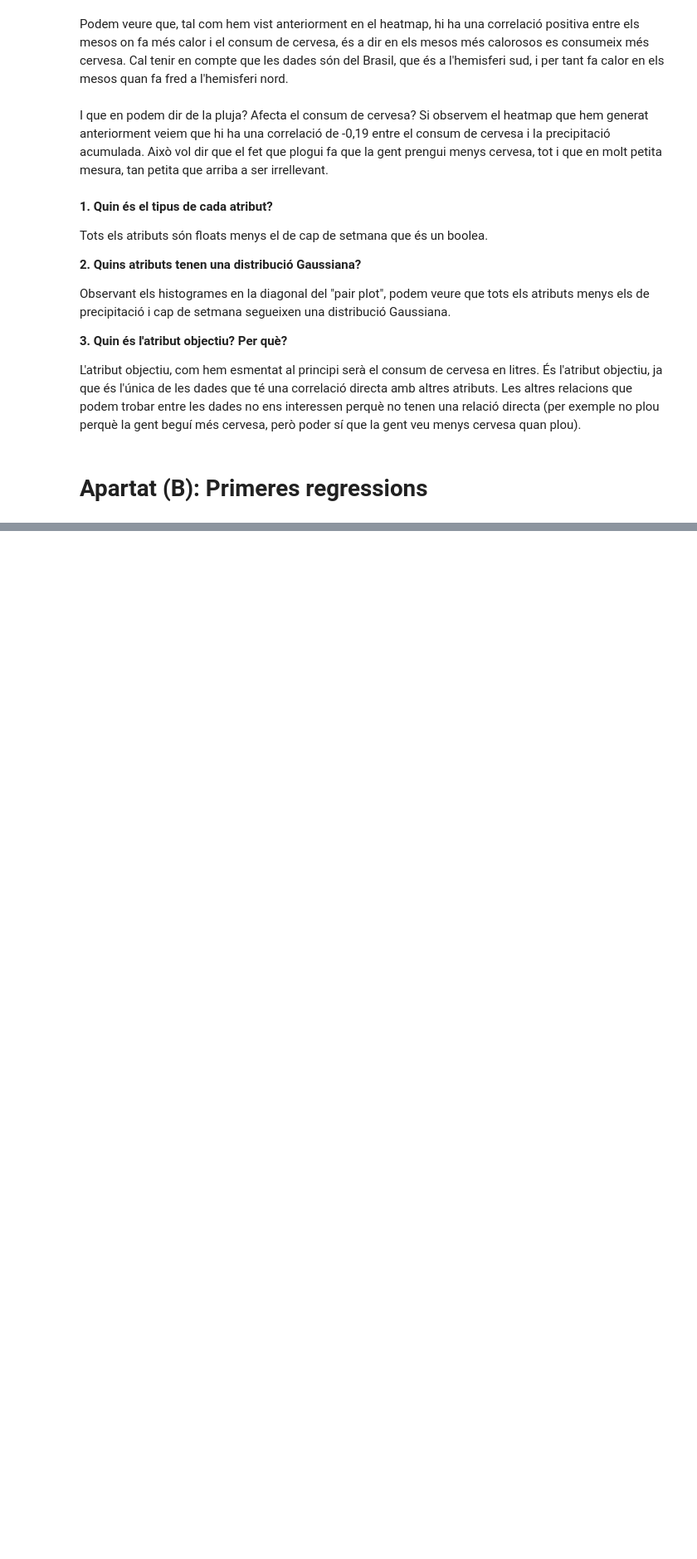
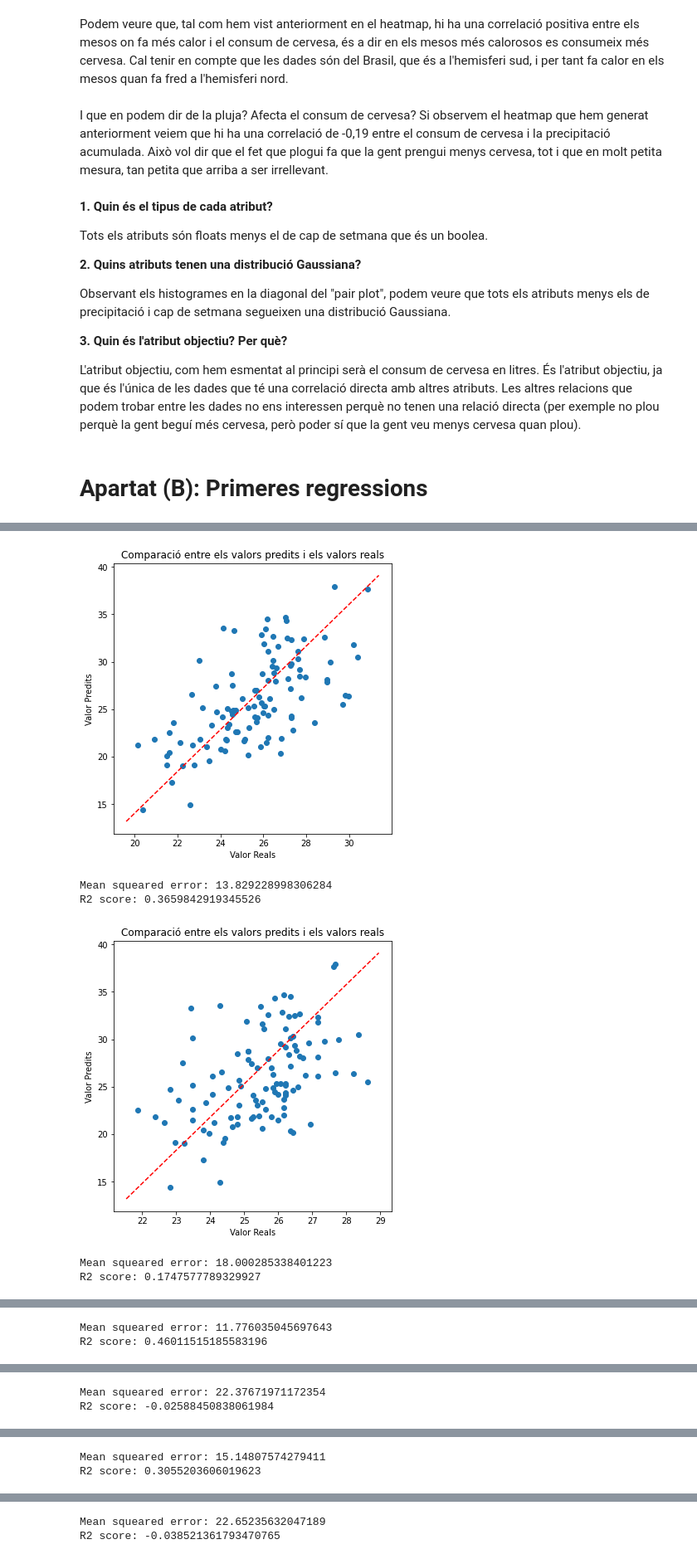
Before and after one commit to josepmdc/ApC-PLAB1, a Jupyter notebook: PLAB1.ipynb, the cells around one changed output, grey strips where cells are left out. Shown at 83% size. Cells and saved outputs as stored; diff of their text form; code cells hidden in the pictures; blank space fills up the shorter version.

```diff
--- a/PLAB1.ipynb
+++ b/PLAB1.ipynb
@@ -180,0 +190,9 @@ def regression(x, y):
+# %%
+def plot_model(predictions, y_test):
+    _, ax = plt.subplots(figsize=(6, 6))
+    ax.set_title("Comparació entre els valors predits i els valors reals")
+    ax.set_xlabel("Valor Reals")
+    ax.set_ylabel("Valor Predits")
+    ax.scatter(predictions, y_test)
+    ax.plot(ax.get_xlim(), ax.get_ylim(), ls="--", color="r")
+    plt.show()
@@ -180,0 +201,4 @@ def regression(x, y):
+# %%
+label_encoder = LabelEncoder()
+dataset['month'] = label_encoder.fit_transform(dataset['month'])
+dataset['day'] = label_encoder.fit_transform(dataset['day'])
@@ -180,0 +207,2 @@ def regression(x, y):
+# %%
+X, y = dataset.drop(['consumption_liters', 'date'], axis=1), dataset['consumption_liters']
@@ -180,0 +211,2 @@ def regression(x, y):
+# %%
+X_train, X_test, y_train, y_test = train_test_split(X, y, test_size=0.3, random_state=42)
@@ -180,0 +215,25 @@ def regression(x, y):
+# %%
+for attr in X_train.columns:
+    # Train the model
+    # we need to reshape the arrays into a 2d arrays for the linear regression
+    model = apply_linear_regression(
+        X_train[attr].values.reshape(-1, 1),
+        y_train.values.reshape(-1, 1)
+    )
+
+    # Test the model
+    predictions = model.predict(
+        X_test[attr].values.reshape(-1, 1)
+    )
+
+    plot_model(predictions, y_test)
+
+    print(f"Mean squeared error: {mean_squared_error(y_test, predictions)}")
+    print(f"R2 score: {r2_score(y_test, predictions)}\n")
+# %% [output]
+[figure, added]
+Mean squeared error: 13.829228998306284
+R2 score: 0.3659842919345526
+[figure, added]
+Mean squeared error: 18.000285338401223
+R2 score: 0.1747577789329927
@@ -180,0 +241,2 @@ def regression(x, y):
+Mean squeared error: 11.776035045697643
+R2 score: 0.46011515185583196
@@ -180,0 +244,2 @@ def regression(x, y):
+Mean squeared error: 22.37671971172354
+R2 score: -0.02588450838061984
@@ -180,0 +247,2 @@ def regression(x, y):
+Mean squeared error: 15.14807574279411
+R2 score: 0.3055203606019623
@@ -180,0 +250,2 @@ def regression(x, y):
+Mean squeared error: 22.65235632047189
+R2 score: -0.038521361793470765
```
Also changed, not shown: parts of 12 cells of this notebook.
